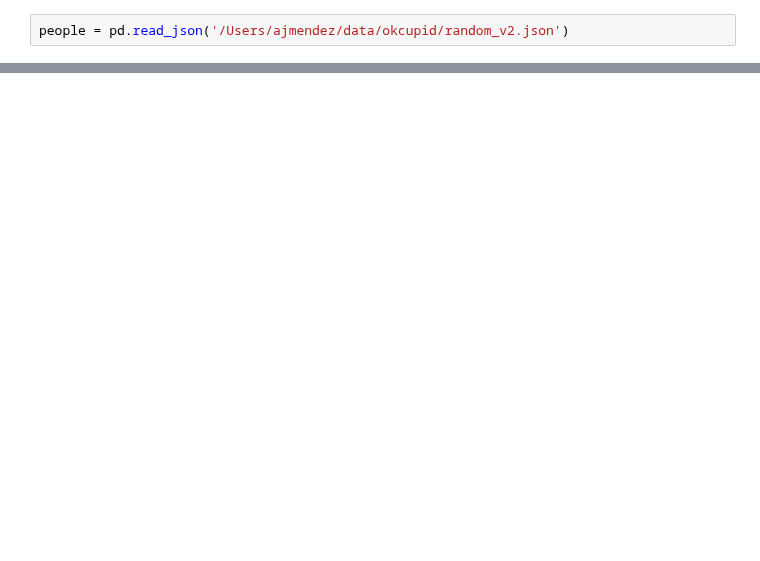
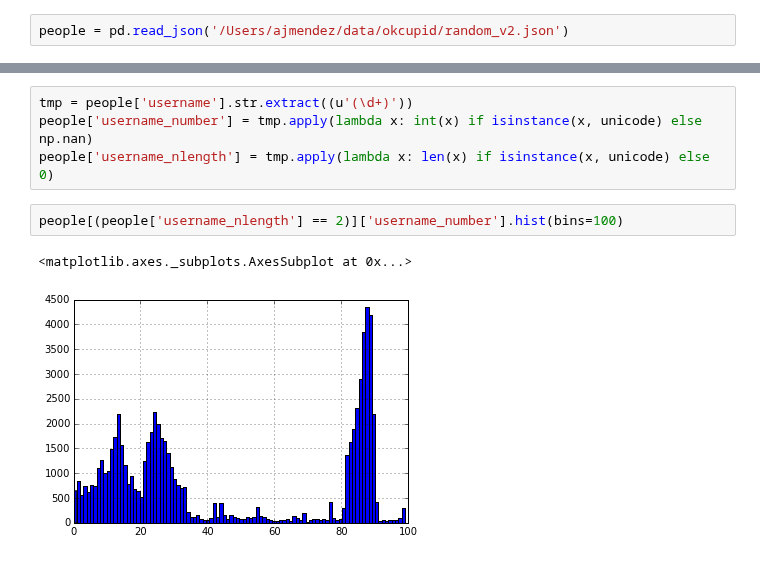
Before and after one commit to ajmendez/explore, a Jupyter notebook: cupid/markov_names.ipynb, the cells around one changed output, grey strips where cells are left out. Cells and saved outputs as stored; diff of their text form; blank space fills up the shorter version.

```diff
--- a/cupid/markov_names.ipynb
+++ b/cupid/markov_names.ipynb
@@ -124,0 +264,9 @@ def gen_word():
+# %%
+tmp = people['username'].str.extract((u'(\d+)'))
+people['username_number'] = tmp.apply(lambda x: int(x) if isinstance(x, unicode) else np.nan)
+people['username_nlength'] = tmp.apply(lambda x: len(x) if isinstance(x, unicode) else 0)
+# %%
+people[(people['username_nlength'] == 2)]['username_number'].hist(bins=100)
+# %% [output]
+<matplotlib.axes._subplots.AxesSubplot at 0x...>
+[figure, added]
```
Also changed, not shown: parts of 17 cells of this notebook, 3 other files.
